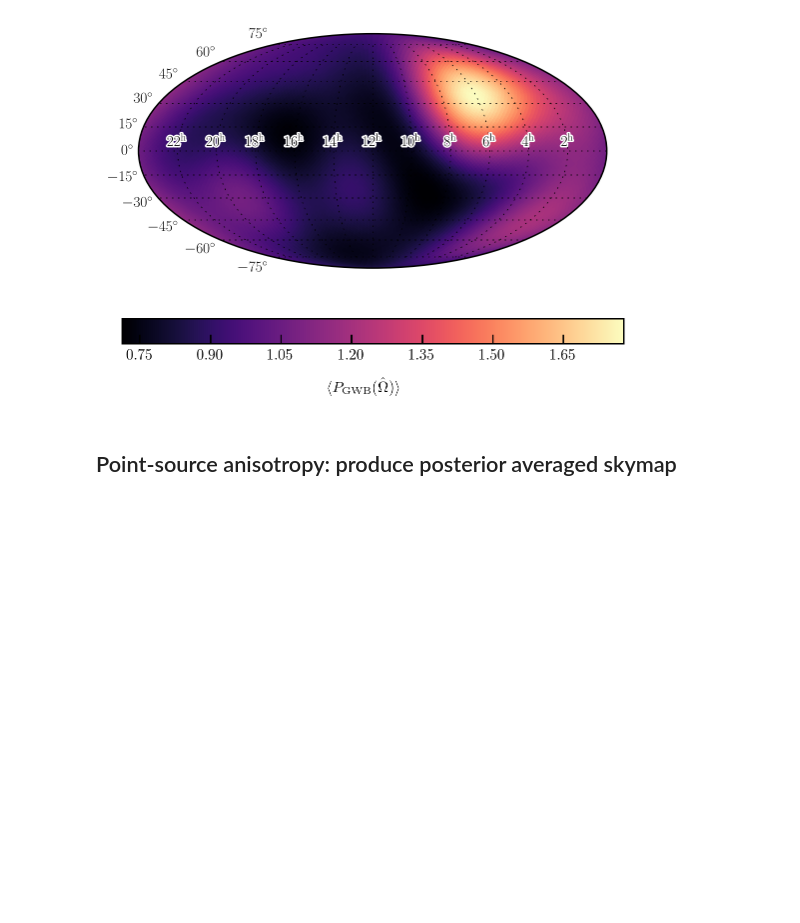
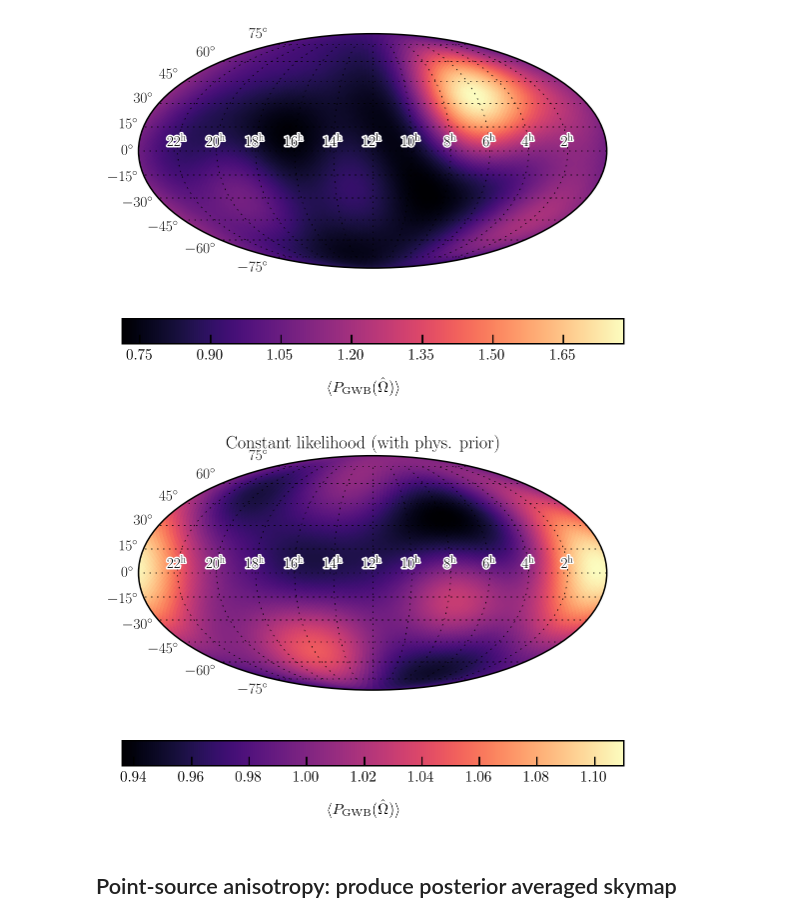
Before and after one commit to stevertaylor/NX01, a Jupyter notebook: process-anisotropy-maps.ipynb, the cells around one changed output. Drawn from its saved outputs; the diff is of its cells as text; code cells hidden in the pictures; blank space fills up the shorter version.

```diff
--- a/process-anisotropy-maps.ipynb
+++ b/process-anisotropy-maps.ipynb
@@ -179,6 +179,16 @@ bu.makeSkyMap(nano_chain[1000:,-4-(4+1)**2+1:-4],
               cmap=newcmaps.magma)
 # %% [output]
 [figure]
+# %%
+nano_priorchain = np.loadtxt('./chains_nano9yr_anisConstLike/pta_constLike_gwbloguniform_Lmax4_gamVary_reduniformpowerlaw_nmodes15/chain_1.txt')
+# %%
+bu.makeSkyMap(nano_priorchain[1000:,-4-(4+1)**2+1:-4],
+              lmax=4, nside=32,
+              cmap=newcmaps.magma)
+plt.title('Constant likelihood (with phys. prior)')
+plt.savefig('nano9yr_lmax4physprior_constLike.pdf',bbox_inches='tight',dpi=400)
+# %% [output]
+[figure, added]
 # %% [markdown]
 ## Point-source anisotropy: produce posterior averaged skymap
 # %%
```
Also changed, not shown: 1 other file.
